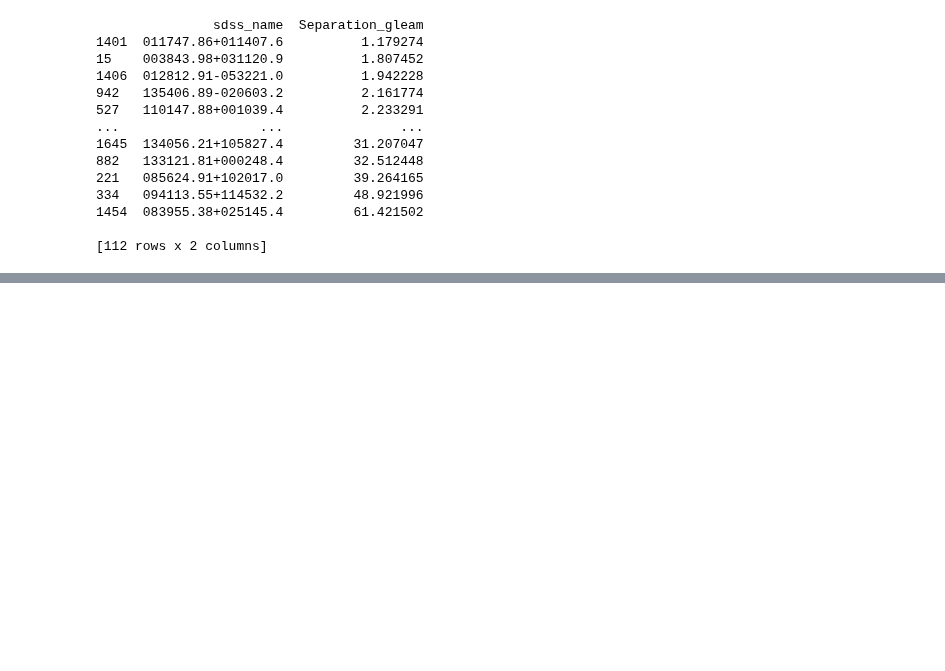
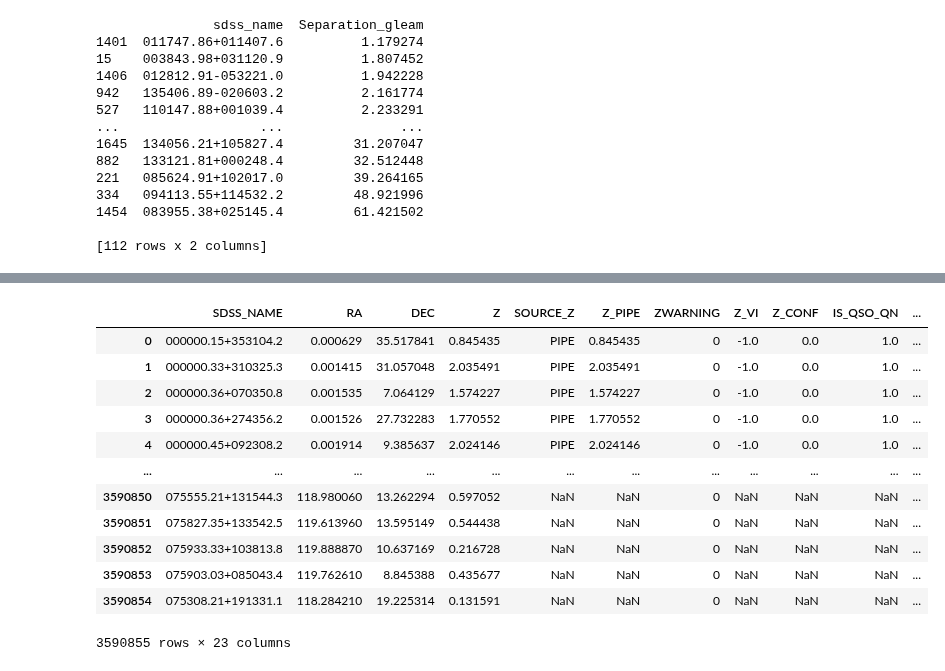
Before and after one commit to ykzhang112233/highz-catalogue, a Jupyter notebook: scripts/0-result_analysis.ipynb, the cells around one changed output, grey strips where cells are left out. Saved outputs shown, nothing was run; the diff lists cells and outputs as text; code cells hidden in the pictures; blank space fills up the shorter version.

```diff
--- a/scripts/0-result_analysis.ipynb
+++ b/scripts/0-result_analysis.ipynb
@@ -331,0 +373,17 @@ print(test_df)
+# %%
+combined_df = pd.concat([df_q, df_g], ignore_index=True, sort=False)
+combined_df
+# %% [output]
+|  | SDSS_NAME | RA | DEC | Z | SOURCE_Z | Z_PIPE | ZWARNING | Z_VI | Z_CONF | IS_QSO_QN | ... |
+| 0 | 000000.15+353104.2 | 0.000629 | 35.517841 | 0.845435 | PIPE | 0.845435 | 0 | -1.0 | 0.0 | 1.0 | ... |
+| 1 | 000000.33+310325.3 | 0.001415 | 31.057048 | 2.035491 | PIPE | 2.035491 | 0 | -1.0 | 0.0 | 1.0 | ... |
+| 2 | 000000.36+070350.8 | 0.001535 | 7.064129 | 1.574227 | PIPE | 1.574227 | 0 | -1.0 | 0.0 | 1.0 | ... |
+| 3 | 000000.36+274356.2 | 0.001526 | 27.732283 | 1.770552 | PIPE | 1.770552 | 0 | -1.0 | 0.0 | 1.0 | ... |
+| 4 | 000000.45+092308.2 | 0.001914 | 9.385637 | 2.024146 | PIPE | 2.024146 | 0 | -1.0 | 0.0 | 1.0 | ... |
+| ... | ... | ... | ... | ... | ... | ... | ... | ... | ... | ... | ... |
+| 3590850 | 075555.21+131544.3 | 118.980060 | 13.262294 | 0.597052 | NaN | NaN | 0 | NaN | NaN | NaN | ... |
+| 3590851 | 075827.35+133542.5 | 119.613960 | 13.595149 | 0.544438 | NaN | NaN | 0 | NaN | NaN | NaN | ... |
+| 3590852 | 075933.33+103813.8 | 119.888870 | 10.637169 | 0.216728 | NaN | NaN | 0 | NaN | NaN | NaN | ... |
+| 3590853 | 075903.03+085043.4 | 119.762610 | 8.845388 | 0.435677 | NaN | NaN | 0 | NaN | NaN | NaN | ... |
+| 3590854 | 075308.21+191331.1 | 118.284210 | 19.225314 | 0.131591 | NaN | NaN | 0 | NaN | NaN | NaN | ... |
+3590855 rows × 23 columns
```
Also changed, not shown: parts of 9 cells of this notebook.
